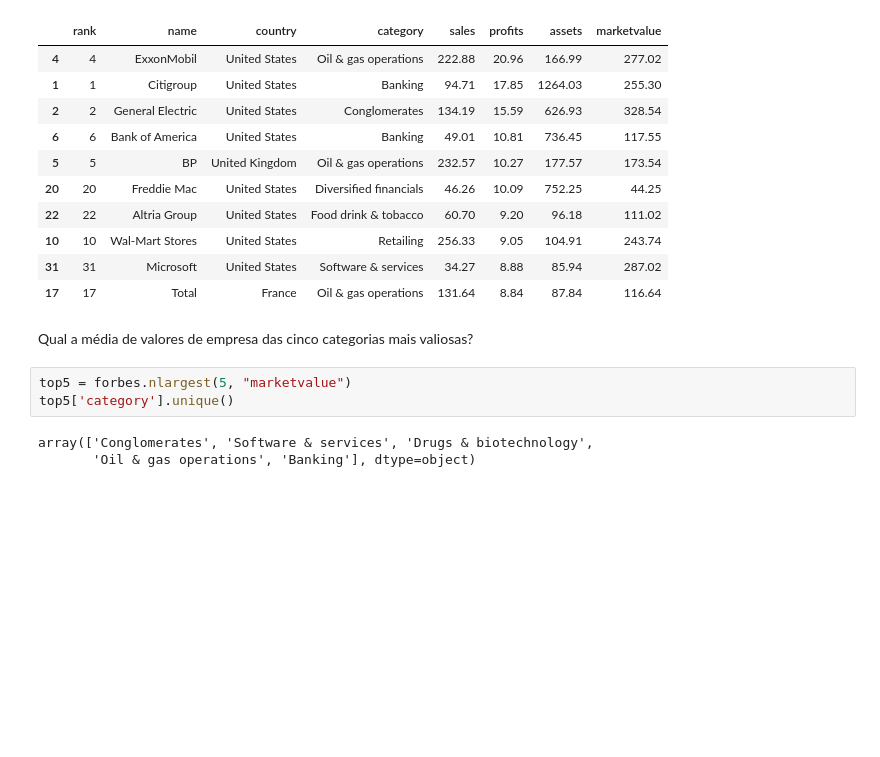
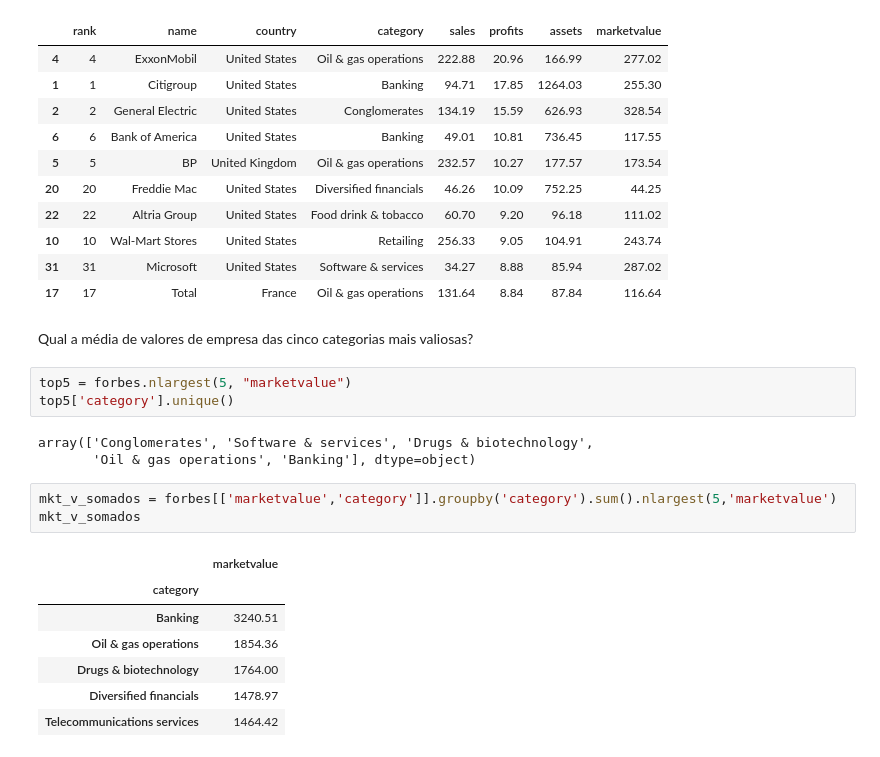
Before and after one commit to cvilanova76/desafio-pandas, a Jupyter notebook: Desafio_Pandas.ipynb, the cells around one changed output. Cells and saved outputs as stored; diff of their text form; blank space fills up the shorter version.

```diff
--- a/Desafio_Pandas.ipynb
+++ b/Desafio_Pandas.ipynb
@@ -418,4 +402,15 @@ top5['category'].unique()
 # %% [output]
 array(['Conglomerates', 'Software & services', 'Drugs & biotechnology',
        'Oil & gas operations', 'Banking'], dtype=object)
+# %%
+mkt_v_somados = forbes[['marketvalue','category']].groupby('category').sum().nlargest(5,'marketvalue')
+mkt_v_somados
+# %% [output]
+|  | marketvalue |
+| category |  |
+| Banking | 3240.51 |
+| Oil & gas operations | 1854.36 |
+| Drugs & biotechnology | 1764.00 |
+| Diversified financials | 1478.97 |
+| Telecommunications services | 1464.42 |
 # %%
```
Also changed, not shown: parts of 15 cells of this notebook.
